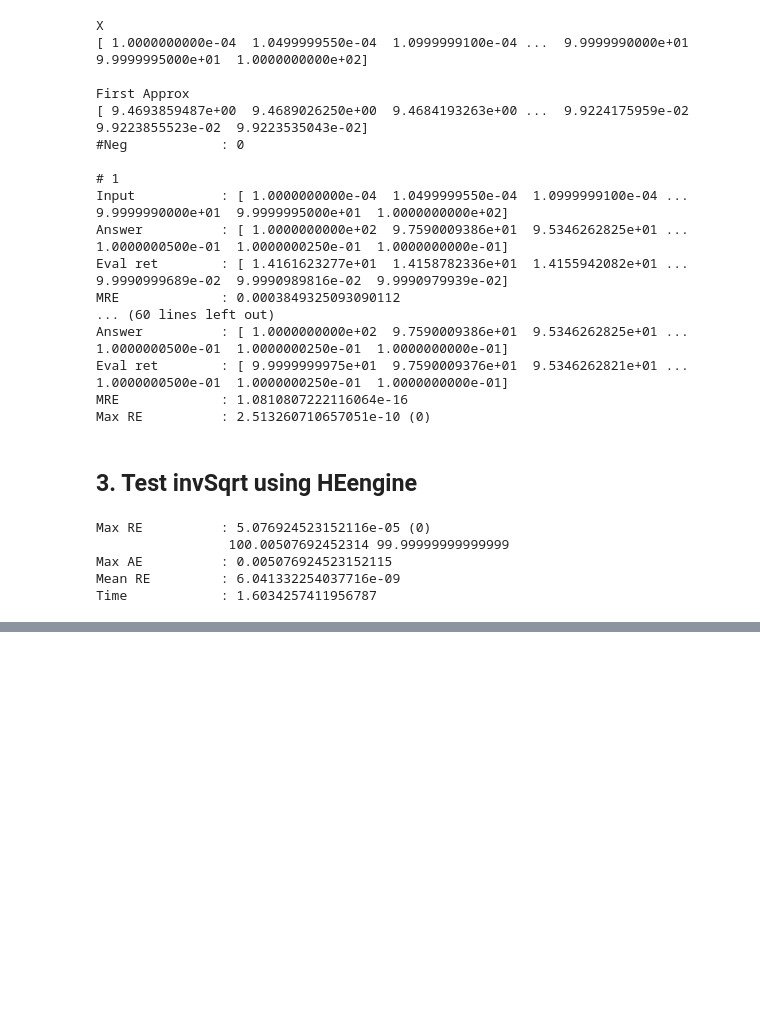
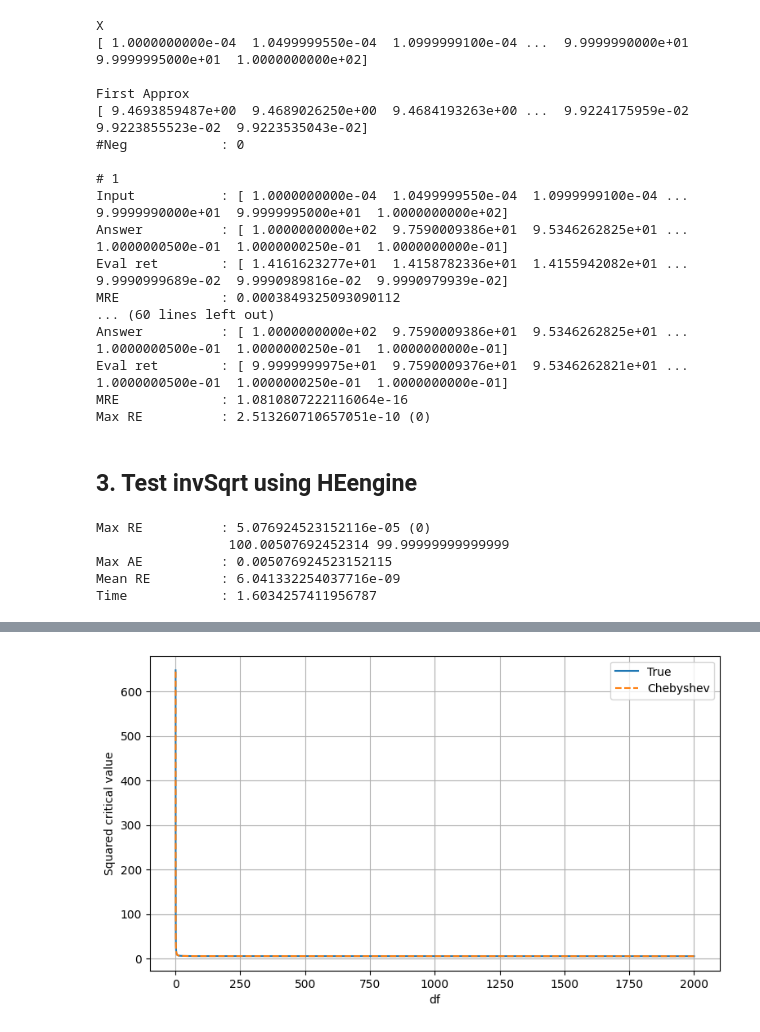
Before and after one commit to hm-choi/pp_test, a Jupyter notebook: coeffs/approx.ipynb, the cells around one changed output, grey strips where cells are left out. Cells and saved outputs as stored; diff of their text form; code cells hidden in the pictures; blank space fills up the shorter version.

```diff
--- a/coeffs/approx.ipynb
+++ b/coeffs/approx.ipynb
@@ -349,0 +272,11 @@ _ = coeff_path.write_text("\n".join(lines), encoding="utf-8")
+# %%
+plt.figure(figsize=(9, 5))
+plt.plot(df, y_true, label="True")
+plt.plot(df, y_approx, "--", label="Chebyshev")
+plt.xlabel("df")
+plt.ylabel("Squared critical value")
+plt.legend()
+plt.grid(True)
+plt.show()
+# %% [output]
+[figure, added]
```
Also changed, not shown: parts of 3 cells of this notebook, 1 other file.
